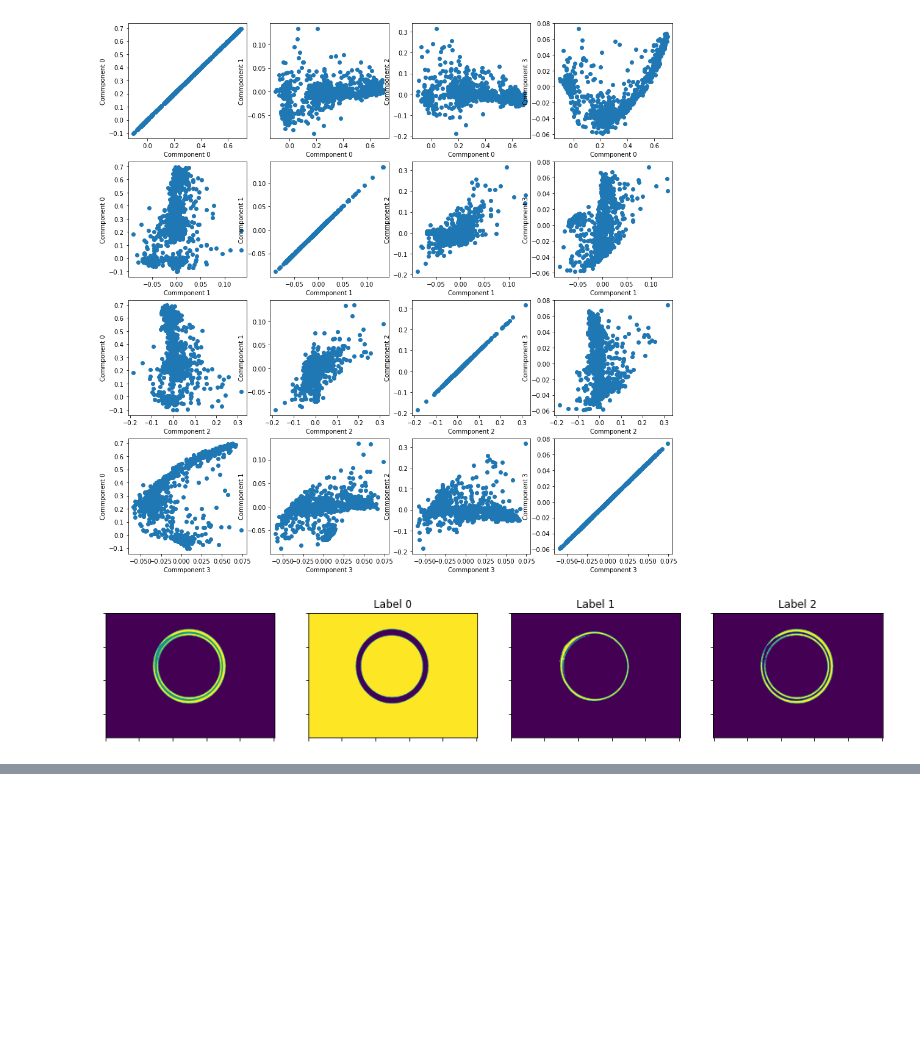
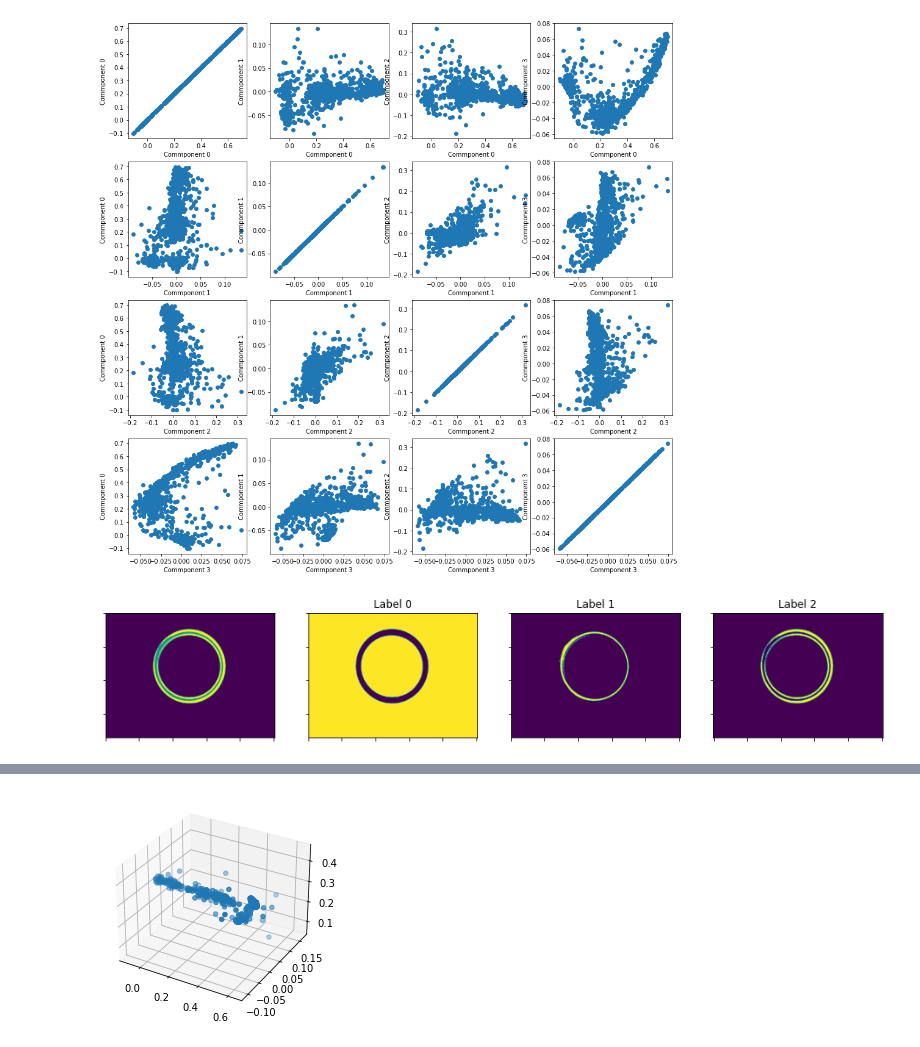
Before and after one commit to SolidusAbi/HySpecLab, a Jupyter notebook: notebooks/classification/polymer.ipynb, the cells around one changed output, grey strips where cells are left out. Drawn from its saved outputs; the diff is of its cells as text; code cells hidden in the pictures; blank space fills up the shorter version.

```diff
--- a/notebooks/classification/polymer.ipynb
+++ b/notebooks/classification/polymer.ipynb
@@ -171,0 +190,11 @@ plt.show()
+# %%
+TinyVecsPCA = np.dot(V.T, selected_data.T)
+PCACovar    = np.cov(TinyVecsPCA)
+# %%
+# %matplotlib widget
+fig = plt.figure(13)
+ax = fig.add_subplot(111, projection='3d')
+ax.scatter(TinyVecsPCA[0,np.arange(0, len(selected_data), 200)],TinyVecsPCA[1,np.arange(0, len(selected_data), 200)],TinyVecsPCA[2,np.arange(0, len(selected_data), 200)], marker='o')
+plt.show()
+# %% [output]
+[figure, added]
```
Also changed, not shown: parts of 3 cells of this notebook, 4 other files.
